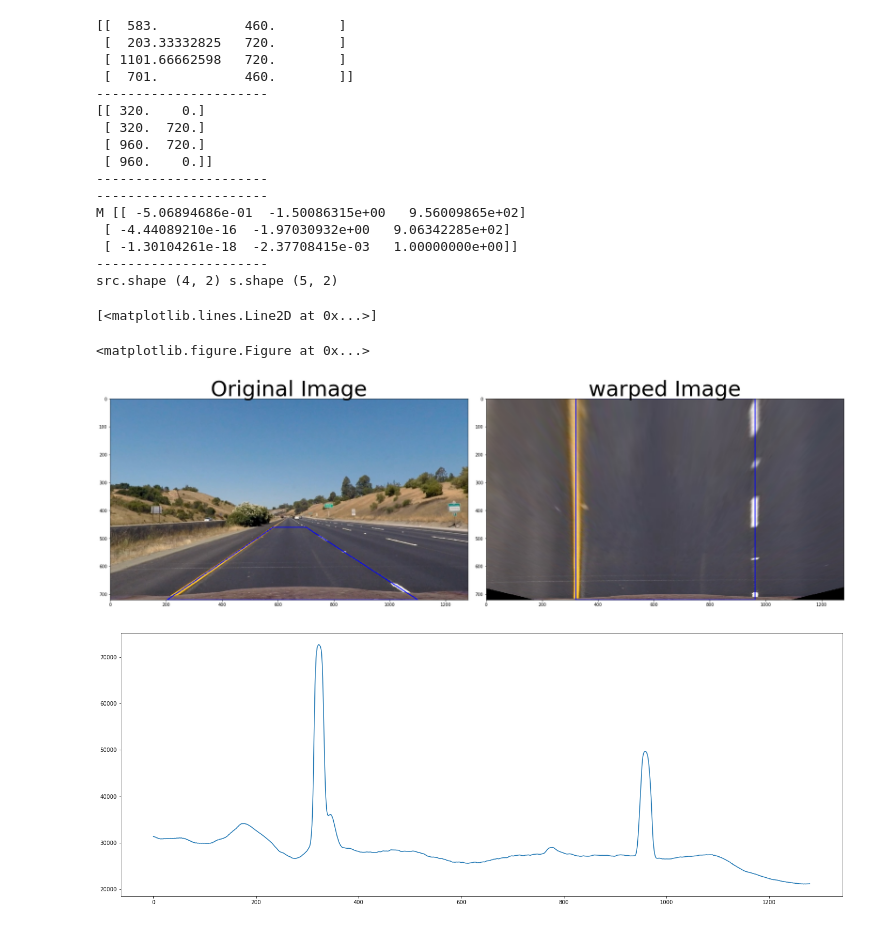
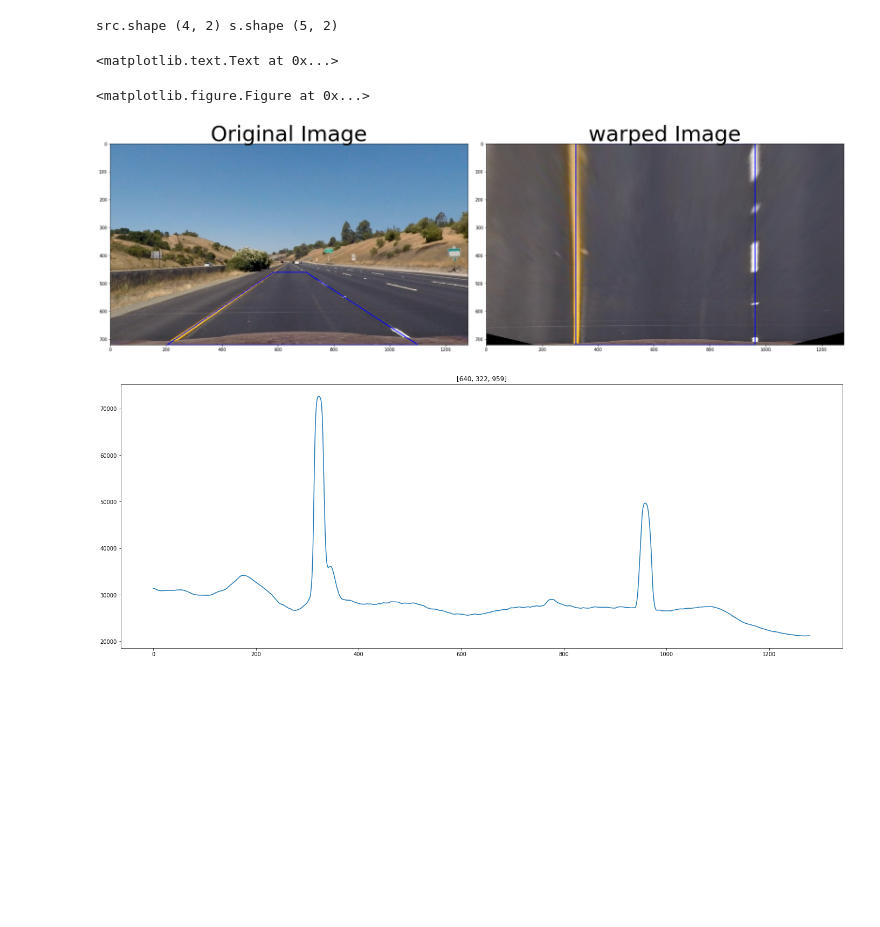
Before and after one commit to KSHIBA-HHQ/CarND-Advanced-Lane-Lines-master, a Jupyter notebook: P2.ipynb, the cells around one changed output. Drawn from its saved outputs; the diff is of its cells as text; code cells hidden in the pictures; blank space fills up the shorter version.

```diff
--- a/P2.ipynb
+++ b/P2.ipynb
@@ -299,79 +627,26 @@ def  image_decolor(img , N):
 # %%
-import cv2
-import matplotlib.pyplot as plt
-%matplotlib inline
-
-def get_M_Matrix():
-    img_size=get_tuple_img_sizeYX()
-    src , dst =get_points_for_warp_operation(img_size)
-
-
-    print(src)
-    print('----------------------')
-    print(dst)
-    print('----------------------')
-    M = cv2.getPerspectiveTransform(src, dst)
-    print('----------------------')
-    print('M',M)
-    print('----------------------')
-    return M,src,dst
-
-
-def unwarp(img,  mtx, dist ,M):
-    # Use the OpenCV undistort() function to remove distortion
-    undist = img.copy()
-    undist = cv2.undistort(undist, mtx, dist, None, mtx)
-
-
-    #img_size = (gray.shape[1], gray.shape[0])
-    img_size=get_tuple_img_sizeYX()
-
-
-    warped = undist.copy()
-    # Warp the image using OpenCV warpPerspective()
-    warped = cv2.warpPerspective(warped, M, img_size)
-    return undist, warped
-
-
 from skimage import io
 import glob
 sight=glob.glob('./test_images/straight_lines*.jpg')
 
 img=io.imread(sight[0])
 #img_size = (img.shape[1], img.shape[0])
 #ret, mtx, dist, rvecs, tvecs = cv2.calibrateCamera(objpoints, imgpoints, img_size,None,None)
 M,src,dst=get_M_Matrix()
 undist, warped=unwarp(img,mtx,dist,M)
 
 disp=[undist.copy(),warped.copy()]
-draw_lines_img(disp[0],disp[1],src,dst)
+draw_lines_for_warp_operation(disp[0],disp[1],src,dst)
 
 
-
-import numpy as np
-gray = cv2.cvtColor(warped, cv2.COLOR_RGB2GRAY)
-histogram = np.sum(gray[gray.shape[0]//2:,:], axis=0)
+histogram, midpoint, leftx_base, rightx_base= get_warped_histogram_pack(warped)
 plt.figure(figsize=(24, 9))
 plt.plot(histogram)
+plt.title([midpoint, leftx_base, rightx_base])
 # %% [output]
-[[  583.           460.        ]
- [  203.33332825   720.        ]
- [ 1101.66662598   720.        ]
- [  701.           460.        ]]
-----------------------
-[[ 320.    0.]
- [ 320.  720.]
- [ 960.  720.]
- [ 960.    0.]]
-----------------------
-----------------------
-M [[ -5.06894686e-01  -1.50086315e+00   9.56009865e+02]
- [ -4.44089210e-16  -1.97030932e+00   9.06342285e+02]
- [ -1.30104261e-18  -2.37708415e-03   1.00000000e+00]]
-----------------------
 src.shape (4, 2) s.shape (5, 2)
-[<matplotlib.lines.Line2D at 0x...>]
+<matplotlib.text.Text at 0x...>
 <matplotlib.figure.Figure at 0x...>
 [figure]
-[figure, old version]
+[figure, new version]
 # %%
```
Also changed, not shown: parts of 18 cells of this notebook, 1 other file.
